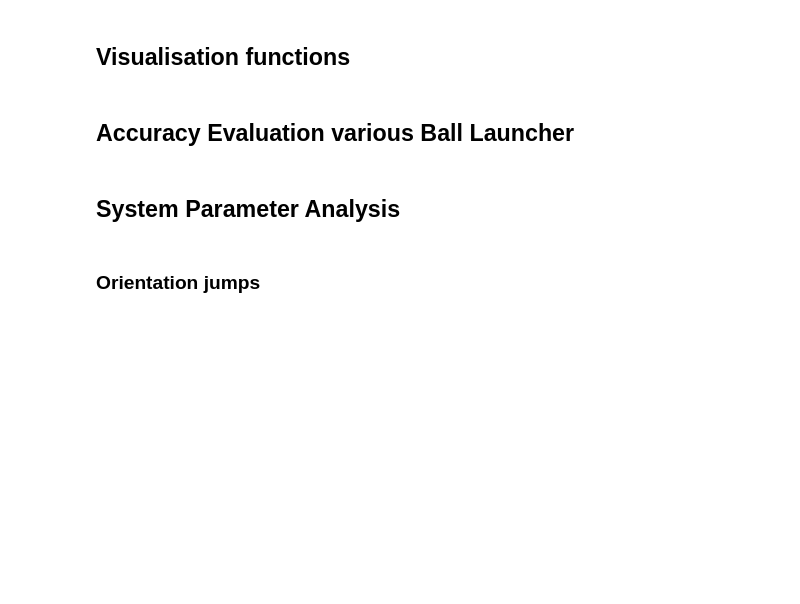
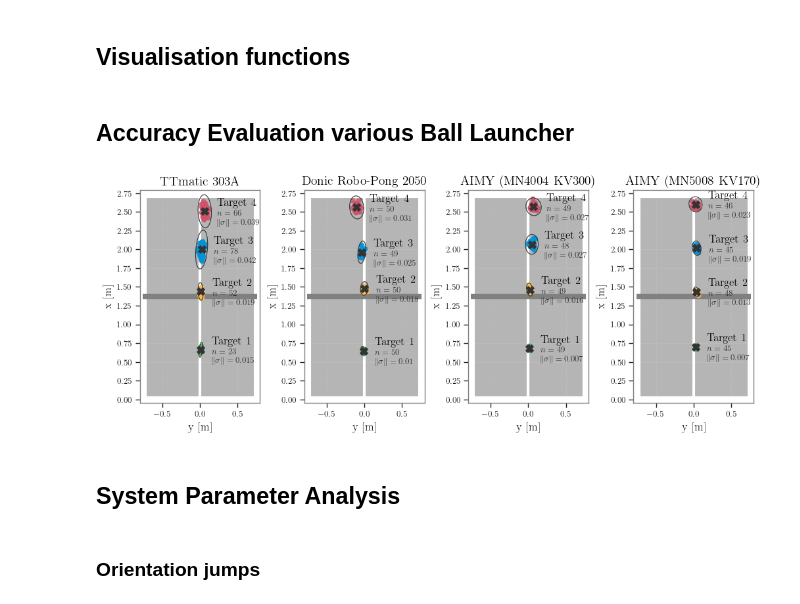
Before and after one commit to intelligent-soft-robots/aimy_target_shooting, a Jupyter notebook: notebooks/launcher_evaluation.ipynb, the cells around one changed output. Drawn from its saved outputs; the diff is of its cells as text; code cells hidden in the pictures; blank space fills up the shorter version.

Commit message:
modified notebooks to new config attributes

```diff
--- a/notebooks/launcher_evaluation.ipynb
+++ b/notebooks/launcher_evaluation.ipynb
@@ -84,6 +82,12 @@ from aimy_target_shooting import (
     hitpoint_detection,
     hitpoint_utils,
 )
+# %%
+import json
+
+path = get_config_path("hitpoint")
+with open(path, "r") as file:
+    config = json.load(file)
 # %% [markdown]
 ## Visualisation functions
 # %%
@@ -305,7 +309,7 @@ def plot_parameter_comparison(trajectory_collection_list) -> None:
 # %%
 # Measurements with v1
 v1_dir = pathlib.Path(
-    "/home/adittrich/nextcloud/82_Data_Processed/303A_accuracy_distance"
+    "/home/adittrich/Nextcloud/82_Data_Processed/303A_accuracy_distance"
 )
 v1_data = []
 v1_data.append("303A_medium_angle_target_1.hdf5")
@@ -315,7 +319,7 @@ v1_data.append("303A_medium_angle_target_4.hdf5")
 
 # Measurements with v2
 MN4004_dir = pathlib.Path(
-    "/home/adittrich/nextcloud/82_Data_Processed/MN4004_accuracy_distance"
+    "/home/adittrich/Nextcloud/82_Data_Processed/MN4004_accuracy_distance"
 )
 MN4004_data = []
 MN4004_data.append("MN4004_medium_angle_target_1.hdf5")
@@ -325,7 +329,7 @@ MN4004_data.append("MN4004_medium_angle_target_4.hdf5")
 
 # Measurements with v3
 MN5008_dir = pathlib.Path(
-    "/home/adittrich/nextcloud/82_Data_Processed/MN5008_accuracy_distance"
+    "/home/adittrich/Nextcloud/82_Data_Processed/MN5008_accuracy_distance"
 )
 MN5008_data = []
 MN5008_data.append("MN5008_medium_angle_target_1.hdf5")
@@ -335,7 +339,7 @@ MN5008_data.append("MN5008_medium_angle_target_4.hdf5")
 
 # Measurements with v3
 PP_dir = pathlib.Path(
-    "/home/adittrich/nextcloud/82_Data_Processed/PP_accuracy_distance"
+    "/home/adittrich/Nextcloud/82_Data_Processed/PP_accuracy_distance"
 )
 PP_data = []
 PP_data.append("PP_medium_angle_target_1.hdf5")
@@ -344,7 +348,7 @@ PP_data.append("PP_medium_angle_target_3.hdf5")
 PP_data.append("PP_medium_angle_target_4.hdf5")
 
 # Preprocessing data
-detection = hitpoint_detection.HitPointDetection()
+detection = hitpoint_detection.HitPointDetection(config=config)
 
 # Loading and Preprocessing
 tc_v1 = []
@@ -401,33 +405,35 @@ for i, tc in enumerate(trajectory_collection_lists):
 
     axs[i].set_aspect("equal")
     axs[i].grid()
 
     add_table_2d(axs[i])
 
     x_lim = (-0.05, 2.79)
     y_lim = (-1.60 / 2, 1.60 / 2)
     z_lim = (0.76, 0.76 + 1.525)
     limits = [x_lim, y_lim, z_lim]
 
     axs[i].set_ylim(limits[0][0], limits[0][1])
     axs[i].set_xlim(limits[1][0], limits[1][1])
 
     color_iter = iter(mpi_colors)
 
     for j, trajectory_collection in enumerate(tc):
         add_hitpoints_plot(
             trajectory_collection, axs[i], color_iterator=color_iter, vertical=True
         )
         add_mean_plot(trajectory_collection, axs[i], vertical=True)
         add_confidence_ellipses(trajectory_collection, axs[i], n_std=4.0, vertical=True)
         add_annotation(trajectory_collection, axs[i], target=j + 1)
 
 
 for i, ax in enumerate(axs):
     ax.yaxis.set_major_locator(MultipleLocator(0.25))
     ax.set_title(launcher_names[i])
 
 fig.savefig("plots/launcher_comparison.pdf", bbox_inches="tight")
+# %% [output]
+[figure, added]
 # %% [markdown]
 ## System Parameter Analysis
 # %% [markdown]
```
Also changed, not shown: parts of 7 cells of this notebook, 3 other files.
